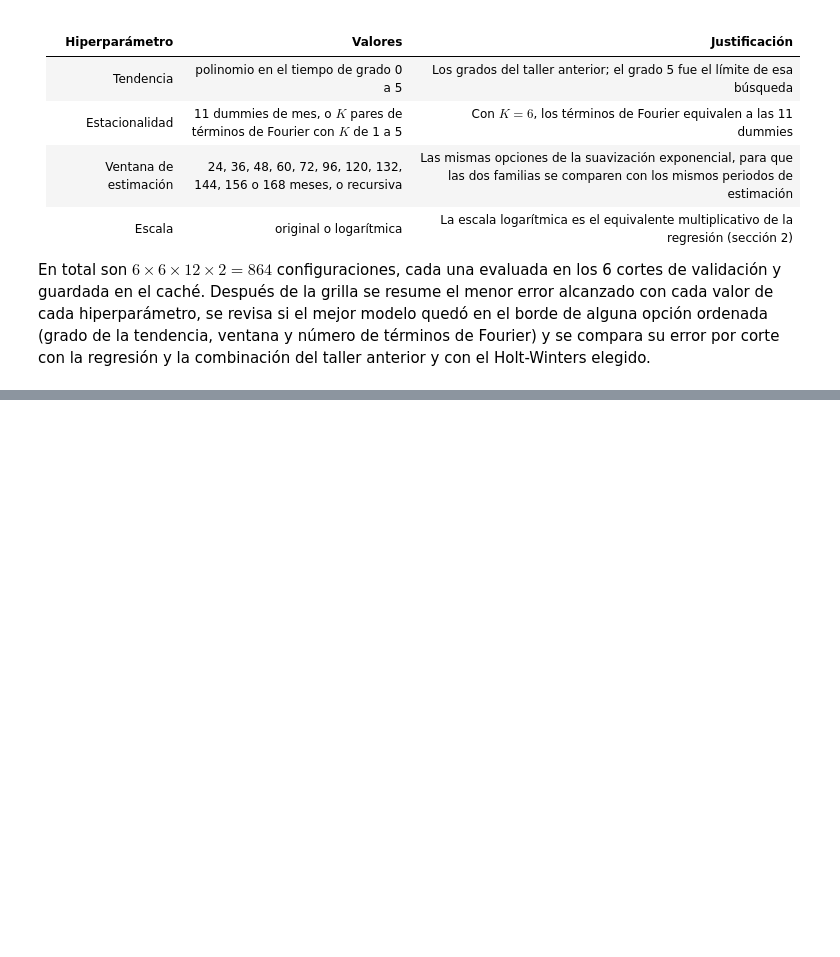
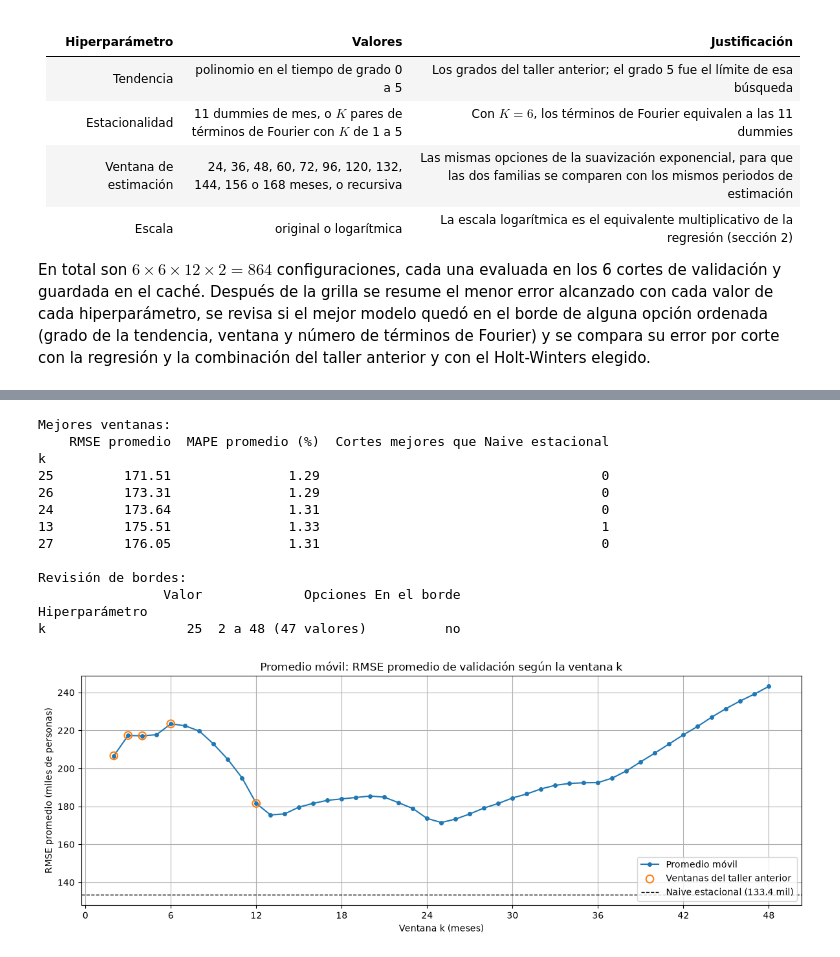
Before and after one commit to juanestebancg2806/ml3-time-series-forecasting, a Jupyter notebook: taller2/taller2_pronostico_ocupados.ipynb, the cells around one changed output, grey strips where cells are left out. Cells and saved outputs as stored; diff of their text form; code cells hidden in the pictures; blank space fills up the shorter version.

```diff
--- a/taller2/taller2_pronostico_ocupados.ipynb
+++ b/taller2/taller2_pronostico_ocupados.ipynb
@@ -1740,0 +2184,46 @@ En total son $6 \times 6 \times 12 \times 2 = 864$ configuraciones, cada una eva
+# %%
+# --- Promedio móvil: búsqueda en grilla de la ventana k ---
+VENTANAS_K = list(range(2, 49))   # de 2 meses a 4 años (k = 1 es el naive)
+grilla_ma, fallidas_ma = evaluar_grilla(crear_pronostico_ma, [{"k": k} for k in VENTANAS_K])
+assert not fallidas_ma
+grilla_ma = grilla_ma.set_index("k").sort_index()
+
+mejor_k = int(grilla_ma["RMSE promedio"].idxmin())
+nombre_ma_grilla = f"MA k={mejor_k}"
+if nombre_ma_grilla not in validacion:   # si el mejor k es uno del taller anterior, ya está registrado
+    registrar_configuracion(nombre_ma_grilla, "Promedio móvil", crear_pronostico_ma, {"k": mejor_k})
+print("Mejores ventanas:")
+print(grilla_ma.sort_values("RMSE promedio").head(5).round(2).to_string())
+print("\nRevisión de bordes:")
+print(revisar_bordes_grilla({"k": mejor_k}, {"k": VENTANAS_K}).to_string())
+
+# RMSE promedio por ventana, con las ventanas del taller anterior y el naive estacional como referencia
+fig, ax = plt.subplots(figsize=(12, 4.5))
+ax.plot(grilla_ma.index, grilla_ma["RMSE promedio"], marker="o", markersize=4, color="C0", label="Promedio móvil")
+ax.scatter(ventanas_promedio_movil, grilla_ma.loc[ventanas_promedio_movil, "RMSE promedio"], s=70,
+           facecolors="none", edgecolors="C1", linewidths=1.5, label="Ventanas del taller anterior", zorder=3)
+ax.axhline(validacion["Naive estacional"]["rmse"].mean(), color="black", linestyle="--", linewidth=1,
+           label=f"Naive estacional ({validacion['Naive estacional']['rmse'].mean():.1f} mil)")
+ax.set_xticks(range(0, 49, 6))
+ax.set_title("Promedio móvil: RMSE promedio de validación según la ventana k")
+ax.set_xlabel("Ventana k (meses)")
+ax.set_ylabel("RMSE promedio (miles de personas)")
+ax.legend(loc="lower right")
+ax.grid()
+plt.tight_layout()
+plt.show()
+# %% [output]
+Mejores ventanas:
+    RMSE promedio  MAPE promedio (%)  Cortes mejores que Naive estacional
+k
+25         171.51               1.29                                    0
+26         173.31               1.29                                    0
+24         173.64               1.31                                    0
+13         175.51               1.33                                    1
+27         176.05               1.31                                    0
+
+Revisión de bordes:
+                Valor             Opciones En el borde
+Hiperparámetro
+k                  25  2 a 48 (47 valores)          no
+[figure, added]
```
Also changed, not shown: parts of 14 cells of this notebook.
